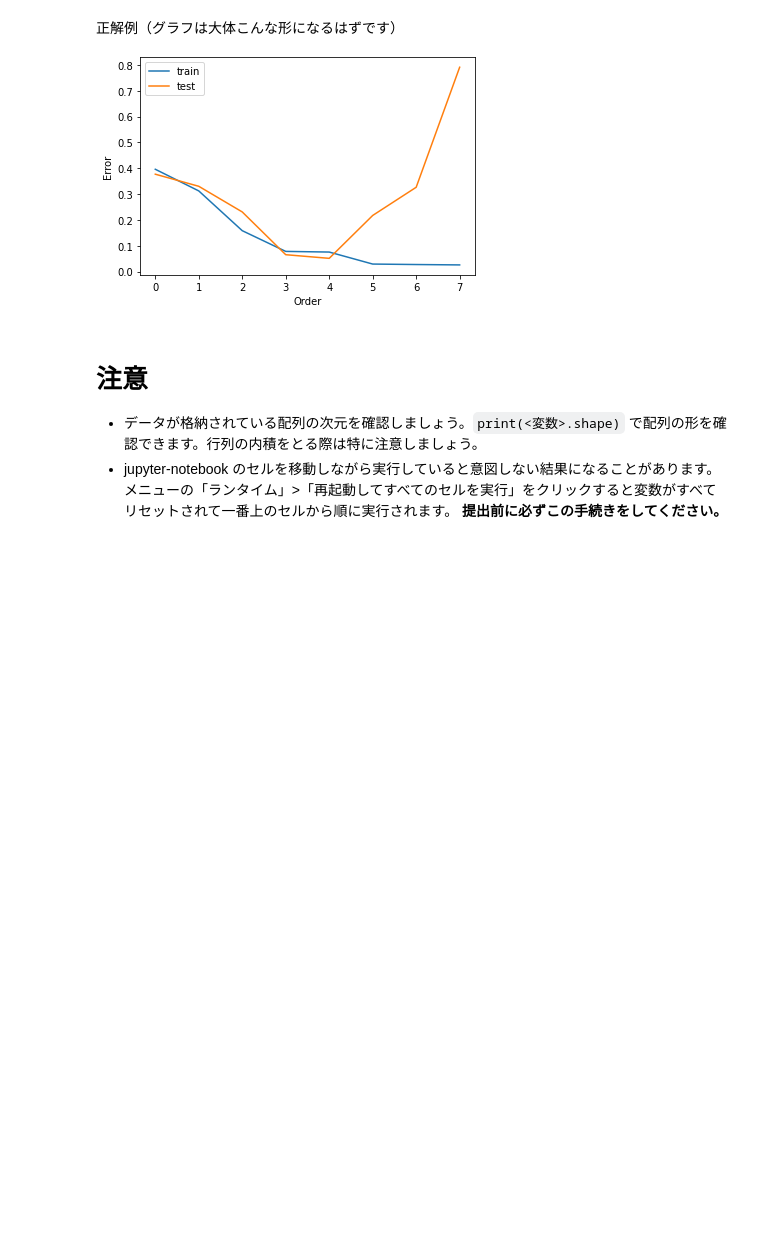
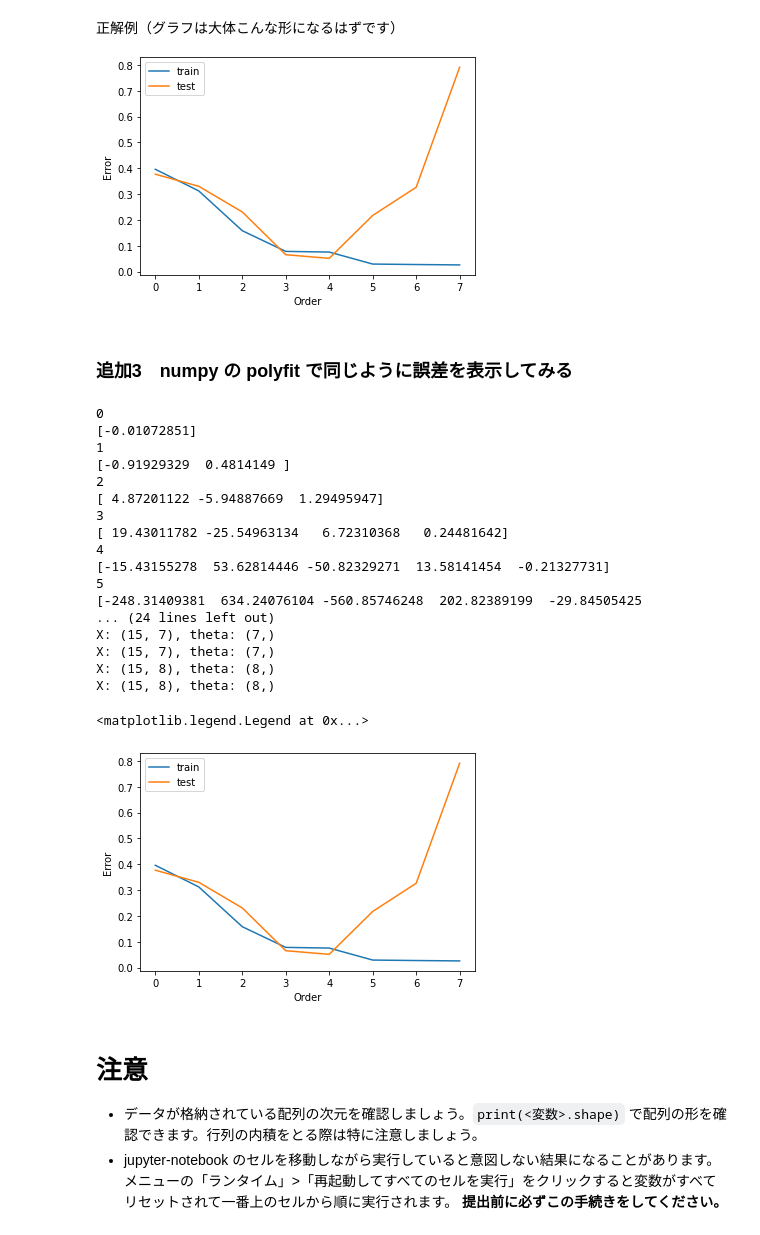
Before and after one commit to tamlog06/KUEE_Machine_Learning, a Jupyter notebook: task1/EEML_warmup_linearreg.ipynb, the cells around one changed output. Saved outputs shown, nothing was run; the diff lists cells and outputs as text; code cells hidden in the pictures; blank space fills up the shorter version.

```diff
--- a/task1/EEML_warmup_linearreg.ipynb
+++ b/task1/EEML_warmup_linearreg.ipynb
@@ -589,6 +639,63 @@ ax.legend(['train', 'test'])  # 凡例を表示
 正解例（グラフは大体こんな形になるはずです）
 
 ![ダウンロード (1).png](embedded-picture-1)
+# %% [markdown]
+### 追加3　numpy の polyfit で同じように誤差を表示してみる
+# %%
+n = train_X.size
+
+theta = []
+for i in range(8):
+  print(i)
+  theta.append(coe(train_X, train_y, k=i, option=False))
+
+print(theta)
+train_error = []
+test_error = []
+
+for i in range(8):
+  train_error.append(1/n * np.sum((train_y.T - h(train_X, theta[i][::-1], k=i, option=True).reshape(-1, 1))**2))
+  test_error.append(1/n * np.sum((test_y.T - h(test_X, theta[i][::-1], k=i, option=True).reshape(-1, 1))**2))
+
+# 対象データ
+x = [0, 1, 2, 3, 4, 5, 6, 7]  # x軸の値
+y1 = train_error  # y軸の値
+y2 = test_error  # y軸の値
+
+# figureを生成する
+fig = plt.figure()
+
+# axをfigureに設定する
+ax = fig.add_subplot(1, 1, 1)
+
+# axesにplot
+ax.plot(x, y1)
+ax.plot(x, y2)
+
+# 汎用要素を表示
+ax.set_xlabel('Order')  # x軸ラベル
+ax.set_ylabel('Error')  # y軸ラベル
+ax.legend(['train', 'test'])  # 凡例を表示
+# %% [output]
+0
+[-0.01072851]
+1
+[-0.91929329  0.4814149 ]
+2
+[ 4.87201122 -5.94887669  1.29495947]
+3
+[ 19.43011782 -25.54963134   6.72310368   0.24481642]
+4
+[-15.43155278  53.62814446 -50.82329271  13.58141454  -0.21327731]
+5
+[-248.31409381  634.24076104 -560.85746248  202.82389199  -29.84505425
+... (24 lines left out)
+X: (15, 7), theta: (7,)
+X: (15, 7), theta: (7,)
+X: (15, 8), theta: (8,)
+X: (15, 8), theta: (8,)
+<matplotlib.legend.Legend at 0x...>
+[figure, added]
 # %% [markdown]
 # 注意
 
```
Also changed, not shown: parts of 5 cells of this notebook.
